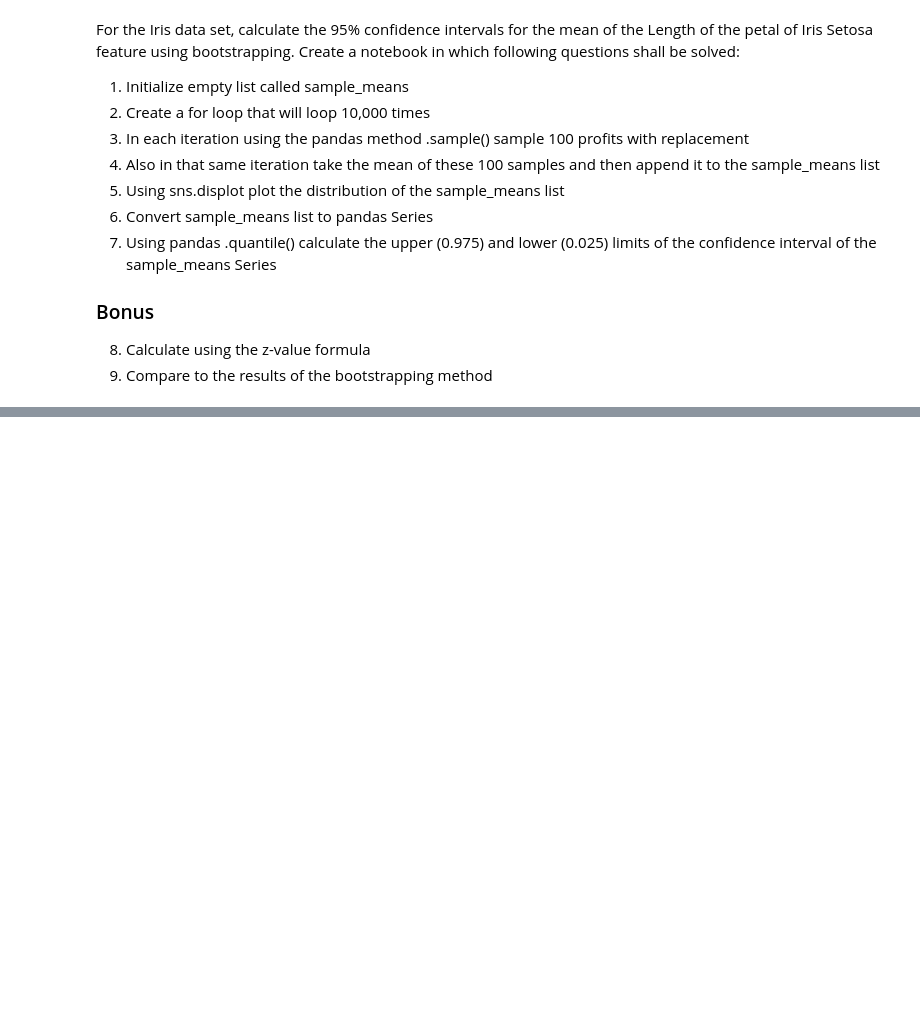
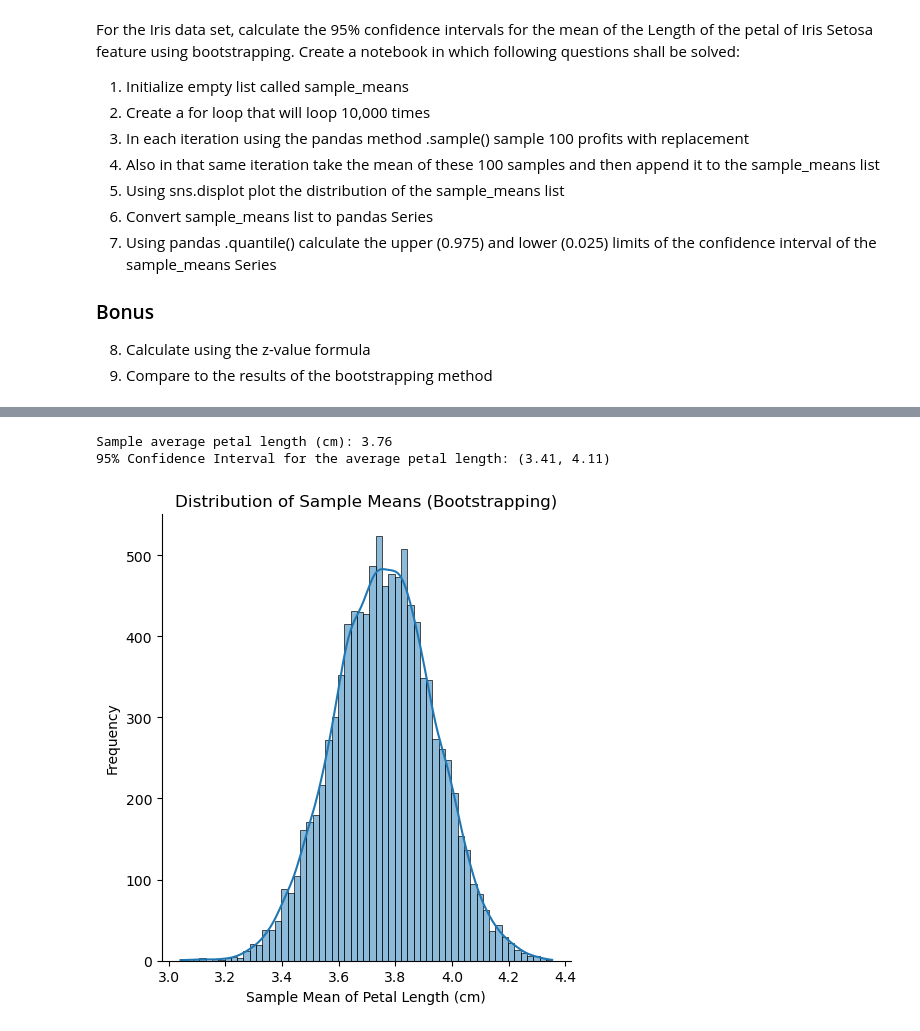
Before and after one commit to amandawang90-spec/neuefische-data-analysis-180825-advanced_analytics_module_and_projects, a Jupyter notebook: 02_confidence_intervals/exercise/Bonus_Exercises.ipynb, the cells around one changed output, grey strips where cells are left out. Saved outputs shown, nothing was run; the diff lists cells and outputs as text; code cells hidden in the pictures; blank space fills up the shorter version.

```diff
--- a/02_confidence_intervals/exercise/Bonus_Exercises.ipynb
+++ b/02_confidence_intervals/exercise/Bonus_Exercises.ipynb
@@ -29,0 +35,2 @@ Dataset: calls_per_hour
+# %%
+df = pd.read_csv("data/calls_per_hour.csv")
@@ -29,0 +57,9 @@ Dataset: calls_per_hour
+# %%
+sample_mean = df['CallsPerHour'].mean()
+sample_std = df['CallsPerHour'].std()
+sample_median = df['CallsPerHour'].median()
+n = len(df)
+
+print(f"Calls per hour mean: {sample_mean:.2f}")
+print(f"Calls per hour standard deviation: {sample_std:.2f}")
+print(f"Calls per hour median: {sample_median:.2f}")
@@ -78,0 +194,39 @@ iris_df = pd.DataFrame(data=iris.data, columns=iris.feature_names)
+# %%
+# using bootstrapping: create a function
+
+# Step 1: Calculate the sample petal length mean
+sample_mean = iris_df['petal length (cm)'].mean()
+print(f"Sample average petal length (cm): {sample_mean:.2f}")
+
+# Step 2: Define a bootstrapping function to calculate the CI
+def bootstrap_ci(data, n, num_bootstrap=10000, confidence_level=0.95):
+    bootstrapped_means = []
+    for _ in range(num_bootstrap):
+        sample = np.random.choice(data, size=n, replace=True)
+        bootstrapped_means.append(np.mean(sample))
+
+    # CI bounds
+    lower_bound = np.percentile(bootstrapped_means, (1 - confidence_level) / 2 * 100)
+    upper_bound = np.percentile(bootstrapped_means, (1 + confidence_level) / 2 * 100)
+    return lower_bound, upper_bound, bootstrapped_means
+
+# Step 3: Ask for sample size once
+n = int(input("Please enter the sample size: "))
+
+# Step 4: Run bootstrapping
+ci_lower, ci_upper, bootstrapped_means = bootstrap_ci(
+    iris_df['petal length (cm)'], n=n, num_bootstrap=10000, confidence_level=0.95
+)
+
+print(f"95% Confidence Interval for the average petal length: ({ci_lower:.2f}, {ci_upper:.2f})")
+
+# Step 5: Plot distribution
+sns.displot(bootstrapped_means, kde=True)
+plt.title('Distribution of Sample Means (Bootstrapping)')
+plt.xlabel('Sample Mean of Petal Length (cm)')
+plt.ylabel('Frequency')
+plt.show()
+# %% [output]
+Sample average petal length (cm): 3.76
+95% Confidence Interval for the average petal length: (3.41, 4.11)
+[figure, added]
```
Also changed, not shown: parts of 15 cells of this notebook, 4 other files.
